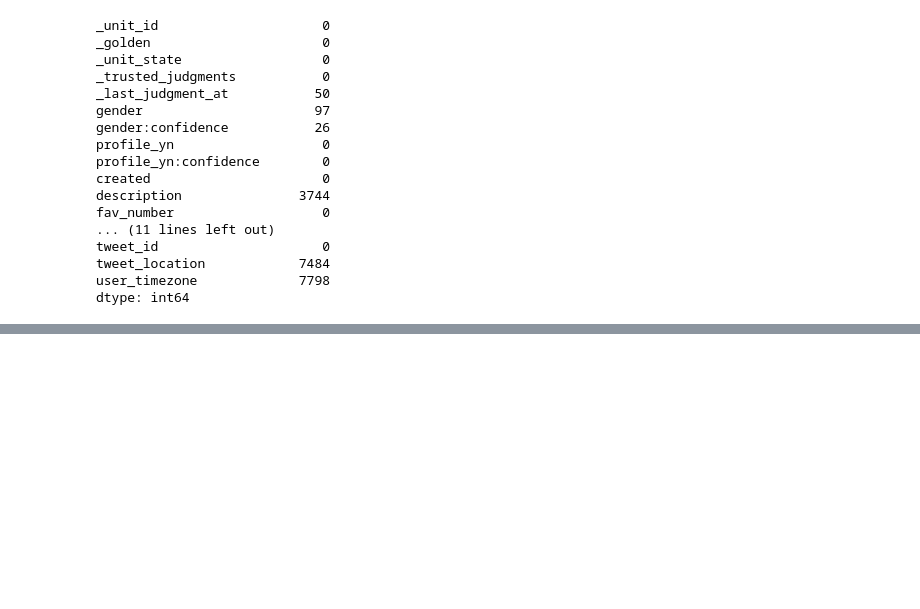
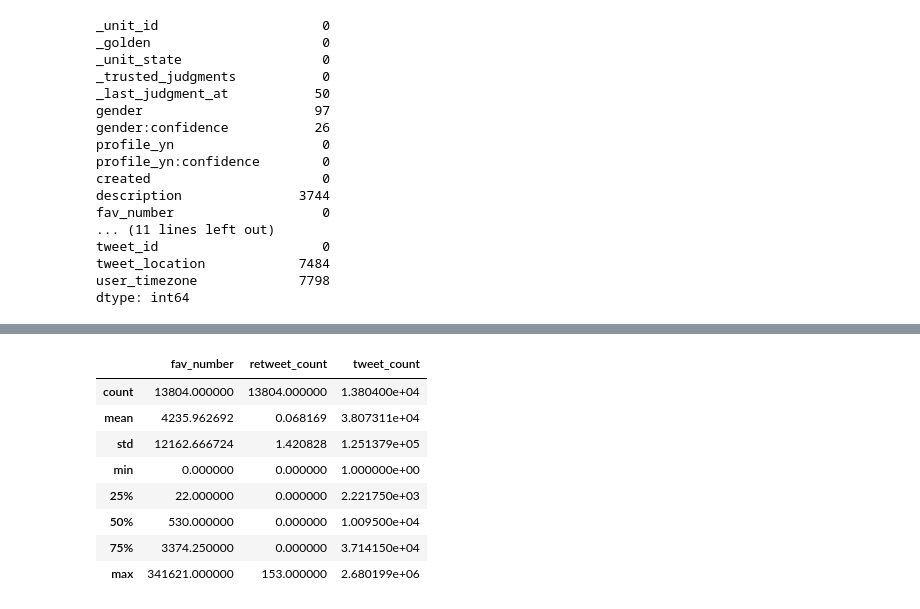
Before and after one commit to Preeti-gupta02/Twitter_Gender_Classification, a Jupyter notebook: Data_Cleaning.ipynb, the cells around one changed output, grey strips where cells are left out. Drawn from its saved outputs; the diff is of its cells as text; code cells hidden in the pictures; blank space fills up the shorter version.

```diff
--- a/Data_Cleaning.ipynb
+++ b/Data_Cleaning.ipynb
@@ -109,0 +158,5 @@ data
+# %%
+# Getting rid of unknown gender rows
+unknown_items_idx = data[data['gender'] == 'unknown'].index
+data.drop (index = unknown_items_idx, inplace = True)
+data['gender'].value_counts()
@@ -109,0 +179,6 @@ data
+# %%
+# Getting rid of rows where profile_yn is no
+
+drop_items_idx = data[data['profile_yn'] == 'no'].index
+data.drop (index = drop_items_idx, inplace = True)
+data.drop (columns = ['profile_yn','profile_yn:confidence','profile_yn_gold'], inplace = True)
@@ -109,0 +192,6 @@ data
+# %%
+drop_items_idx = data[data['gender:confidence'] < 1].index
+data.drop (index = drop_items_idx, inplace = True)
+data.drop (columns = ['gender:confidence'], inplace = True)
+# %%
+data.drop (columns = ['_golden','_unit_state','_trusted_judgments','gender_gold'], inplace = True)
@@ -109,0 +224,12 @@ data
+# %%
+data.describe()
+# %% [output]
+|  | fav_number | retweet_count | tweet_count |
+| count | 13804.000000 | 13804.000000 | 1.380400e+04 |
+| mean | 4235.962692 | 0.068169 | 3.807311e+04 |
+| std | 12162.666724 | 1.420828 | 1.251379e+05 |
+| min | 0.000000 | 0.000000 | 1.000000e+00 |
+| 25% | 22.000000 | 0.000000 | 2.221750e+03 |
+| 50% | 530.000000 | 0.000000 | 1.009500e+04 |
+| 75% | 3374.250000 | 0.000000 | 3.714150e+04 |
+| max | 341621.000000 | 153.000000 | 2.680199e+06 |
```
Also changed, not shown: parts of 17 cells of this notebook.
